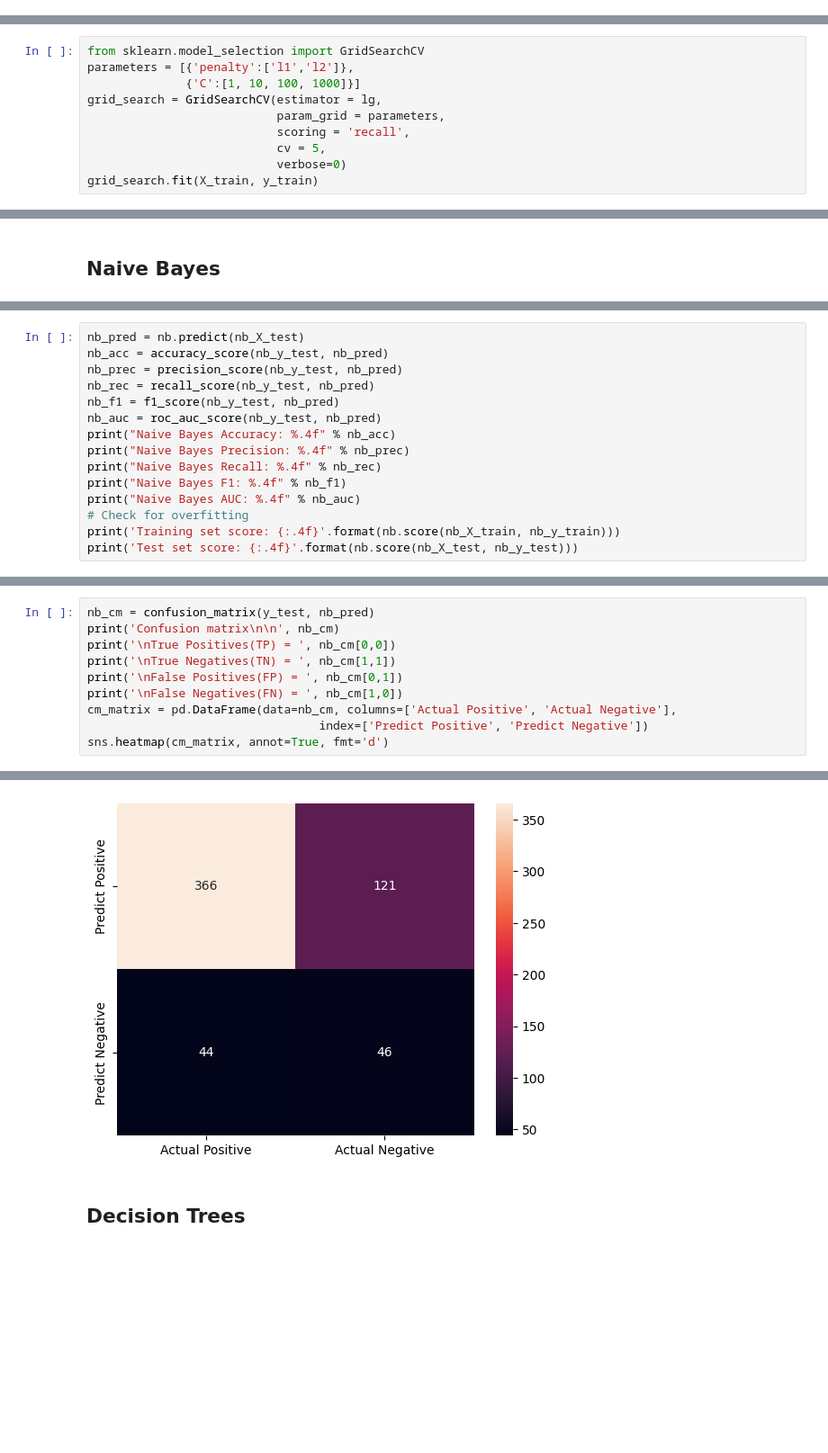
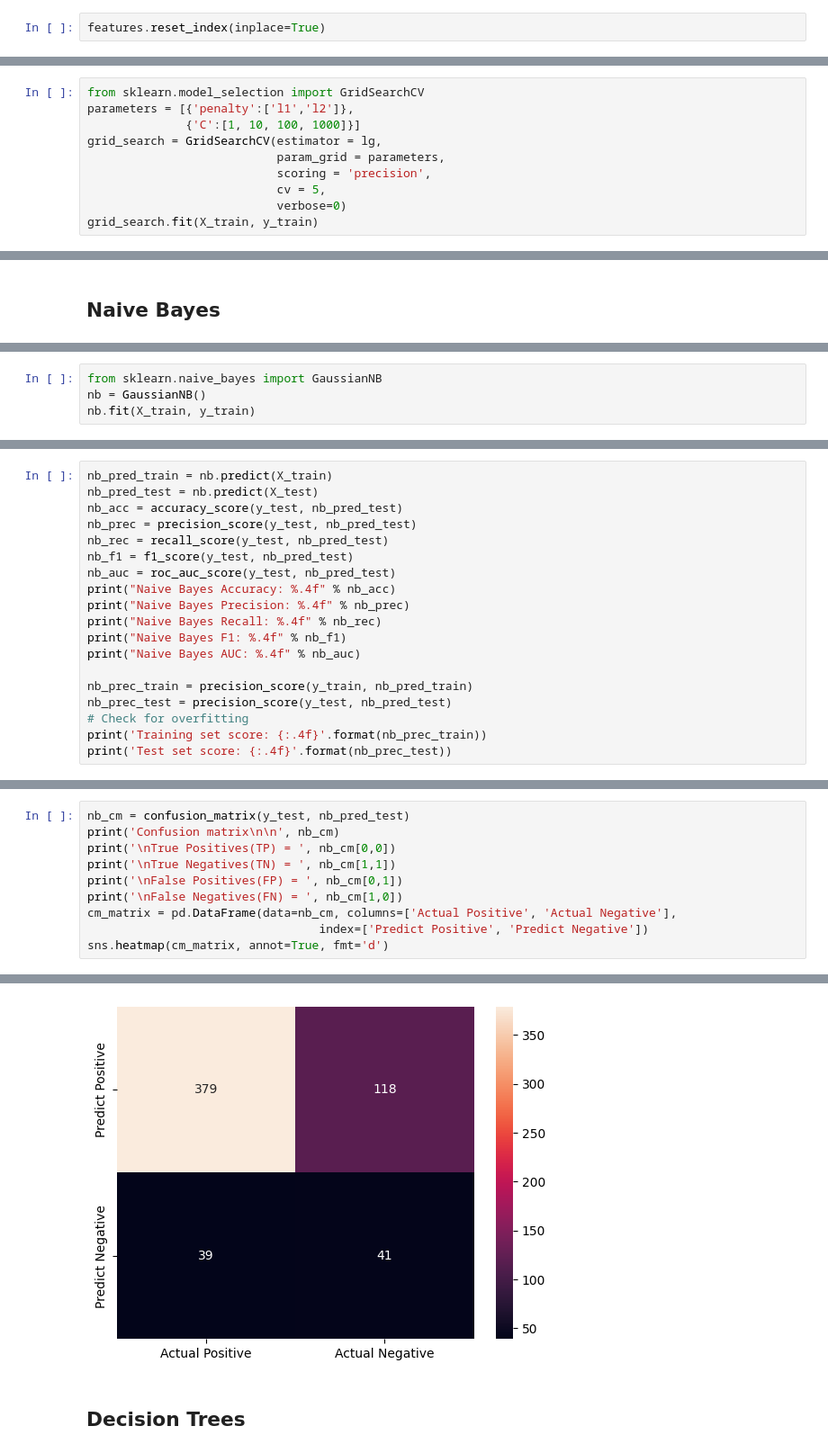
Before and after one commit to Ronan-Daliuag/Determining-Leads, a Jupyter notebook: Padrejuan-Model-Training.ipynb, the cells around one changed output, grey strips where cells are left out. Shown at 90% size. Cells and saved outputs as stored; diff of their text form; blank space fills up the shorter version.

```diff
--- a/Padrejuan-Model-Training.ipynb
+++ b/Padrejuan-Model-Training.ipynb
@@ -44,6 +44,8 @@ features.head()
 print(list(features.columns))
 # %% [output]
 ['Income', 'Kidhome', 'Teenhome', 'Recency', 'MntWines', 'MntFruits', 'MntMeatProducts', 'MntFishProducts', 'MntSweetProducts', 'MntGoldProds', 'NumDealsPurchases', 'NumWebPurchases', 'NumCatalogPurch ...
+# %%
+features.reset_index(inplace=True)
 # %% [markdown]
 ## Logistic Regression
 # %%
@@ -95,7 +110,7 @@ parameters = [{'penalty':['l1','l2']},
               {'C':[1, 10, 100, 1000]}]
 grid_search = GridSearchCV(estimator = lg,
                            param_grid = parameters,
-                           scoring = 'recall',
+                           scoring = 'precision',
                            cv = 5,
                            verbose=0)
 grid_search.fit(X_train, y_train)
@@ -249,0 +257,4 @@ GaussianNB()
+# %%
+from sklearn.naive_bayes import GaussianNB
+nb = GaussianNB()
+nb.fit(X_train, y_train)
@@ -250,16 +263,20 @@ GaussianNB()
 # %%
-nb_pred = nb.predict(nb_X_test)
-nb_acc = accuracy_score(nb_y_test, nb_pred)
-nb_prec = precision_score(nb_y_test, nb_pred)
-nb_rec = recall_score(nb_y_test, nb_pred)
-nb_f1 = f1_score(nb_y_test, nb_pred)
-nb_auc = roc_auc_score(nb_y_test, nb_pred)
+nb_pred_train = nb.predict(X_train)
+nb_pred_test = nb.predict(X_test)
+nb_acc = accuracy_score(y_test, nb_pred_test)
+nb_prec = precision_score(y_test, nb_pred_test)
+nb_rec = recall_score(y_test, nb_pred_test)
+nb_f1 = f1_score(y_test, nb_pred_test)
+nb_auc = roc_auc_score(y_test, nb_pred_test)
 print("Naive Bayes Accuracy: %.4f" % nb_acc)
 print("Naive Bayes Precision: %.4f" % nb_prec)
 print("Naive Bayes Recall: %.4f" % nb_rec)
 print("Naive Bayes F1: %.4f" % nb_f1)
 print("Naive Bayes AUC: %.4f" % nb_auc)
+
+nb_prec_train = precision_score(y_train, nb_pred_train)
+nb_prec_test = precision_score(y_test, nb_pred_test)
 # Check for overfitting
-print('Training set score: {:.4f}'.format(nb.score(nb_X_train, nb_y_train)))
-print('Test set score: {:.4f}'.format(nb.score(nb_X_test, nb_y_test)))
+print('Training set score: {:.4f}'.format(nb_prec_train))
+print('Test set score: {:.4f}'.format(nb_prec_test))
 # %% [output]
@@ -280,5 +297,5 @@ Average cross-validation score: 0.6023
 # %%
-nb_cm = confusion_matrix(y_test, nb_pred)
+nb_cm = confusion_matrix(y_test, nb_pred_test)
 print('Confusion matrix\n\n', nb_cm)
 print('\nTrue Positives(TP) = ', nb_cm[0,0])
 print('\nTrue Negatives(TN) = ', nb_cm[1,1])
@@ -303,5 +320,5 @@ False Negatives(FN) =  44
 <Axes: >
-[figure, old version]
+[figure, new version]
 # %% [markdown]
 ## Decision Trees
 # %%
```
Also changed, not shown: parts of 27 cells of this notebook, 1 other file.
